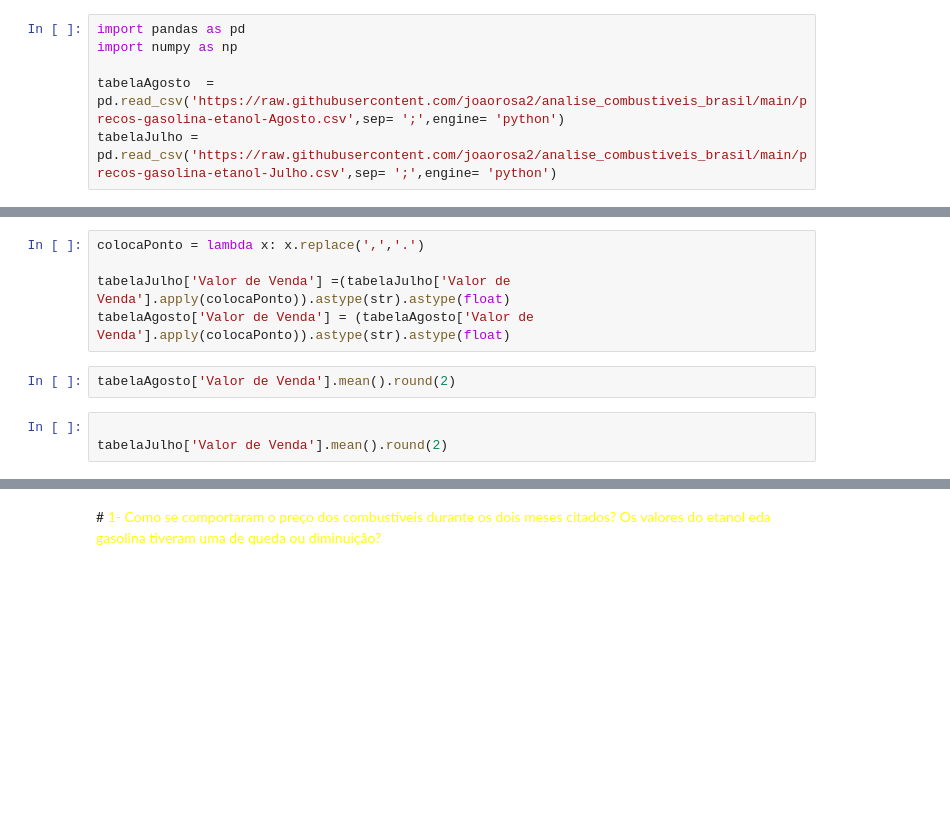
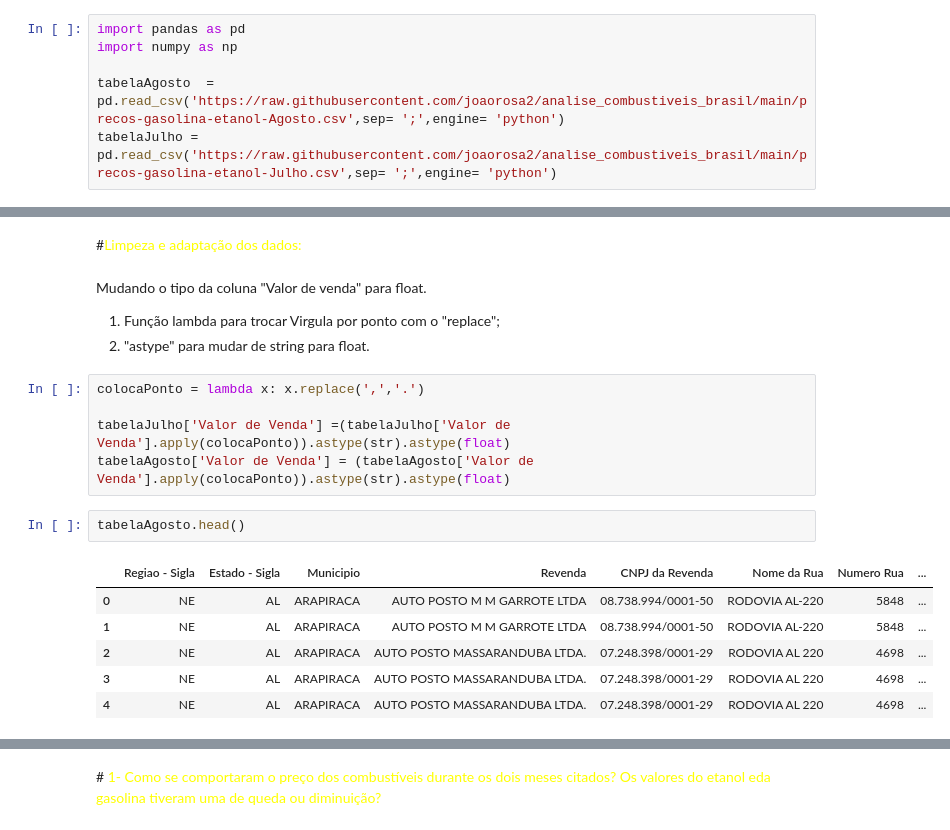
Before and after one commit to joaorosa2/analise_combustiveis_brasil, a Jupyter notebook: ProjetoM4.ipynb, the cells around one changed output, grey strips where cells are left out. Saved outputs shown, nothing was run; the diff lists cells and outputs as text; blank space fills up the shorter version.

```diff
--- a/ProjetoM4.ipynb
+++ b/ProjetoM4.ipynb
@@ -27,10 +9,20 @@ tabelaJulho
+# %% [markdown]
+#<font color = yellow>Limpeza e adaptação dos dados:
+# %% [markdown]
+Mudando o tipo da coluna "Valor de venda" para float.
+1. Função lambda para trocar Virgula por ponto com o "replace";
+2. "astype" para mudar de string para float.
 # %%
 colocaPonto = lambda x: x.replace(',','.')
 
 tabelaJulho['Valor de Venda'] =(tabelaJulho['Valor de Venda'].apply(colocaPonto)).astype(str).astype(float)
 tabelaAgosto['Valor de Venda'] = (tabelaAgosto['Valor de Venda'].apply(colocaPonto)).astype(str).astype(float)
-# %%
-tabelaAgosto['Valor de Venda'].mean().round(2)
-# %%
-
-tabelaJulho['Valor de Venda'].mean().round(2)
+# %%
+tabelaAgosto.head()
+# %% [output]
+|  | Regiao - Sigla | Estado - Sigla | Municipio | Revenda | CNPJ da Revenda | Nome da Rua | Numero Rua | ... |
+| 0 | NE | AL | ARAPIRACA | AUTO POSTO M M GARROTE LTDA | 08.738.994/0001-50 | RODOVIA AL-220 | 5848 | ... |
+| 1 | NE | AL | ARAPIRACA | AUTO POSTO M M GARROTE LTDA | 08.738.994/0001-50 | RODOVIA AL-220 | 5848 | ... |
+| 2 | NE | AL | ARAPIRACA | AUTO POSTO MASSARANDUBA LTDA. | 07.248.398/0001-29 | RODOVIA AL 220 | 4698 | ... |
+| 3 | NE | AL | ARAPIRACA | AUTO POSTO MASSARANDUBA LTDA. | 07.248.398/0001-29 | RODOVIA AL 220 | 4698 | ... |
+| 4 | NE | AL | ARAPIRACA | AUTO POSTO MASSARANDUBA LTDA. | 07.248.398/0001-29 | RODOVIA AL 220 | 4698 | ... |
```
Also changed, not shown: parts of 13 cells of this notebook.
